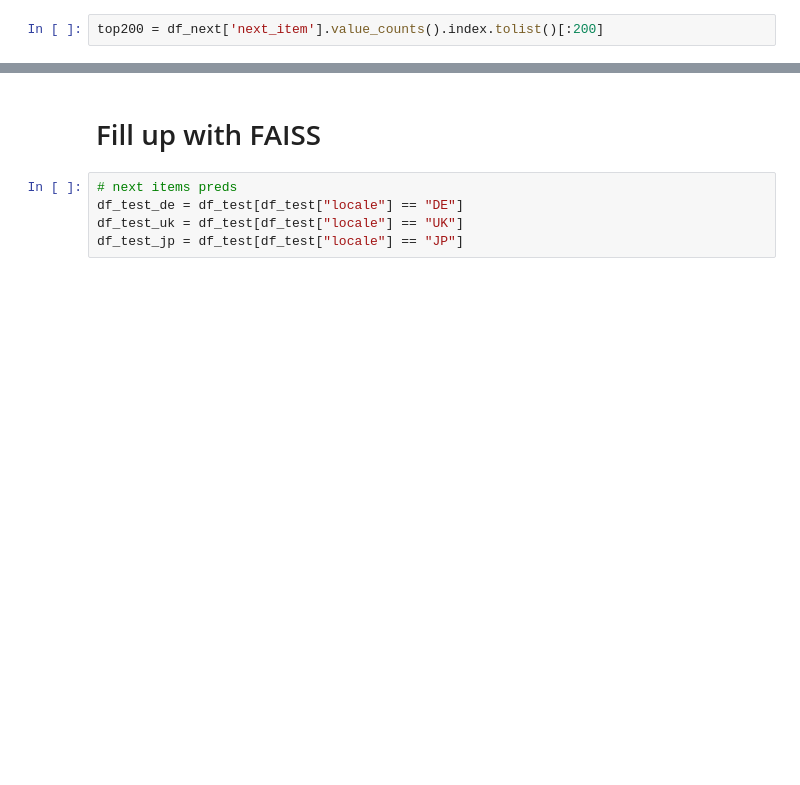
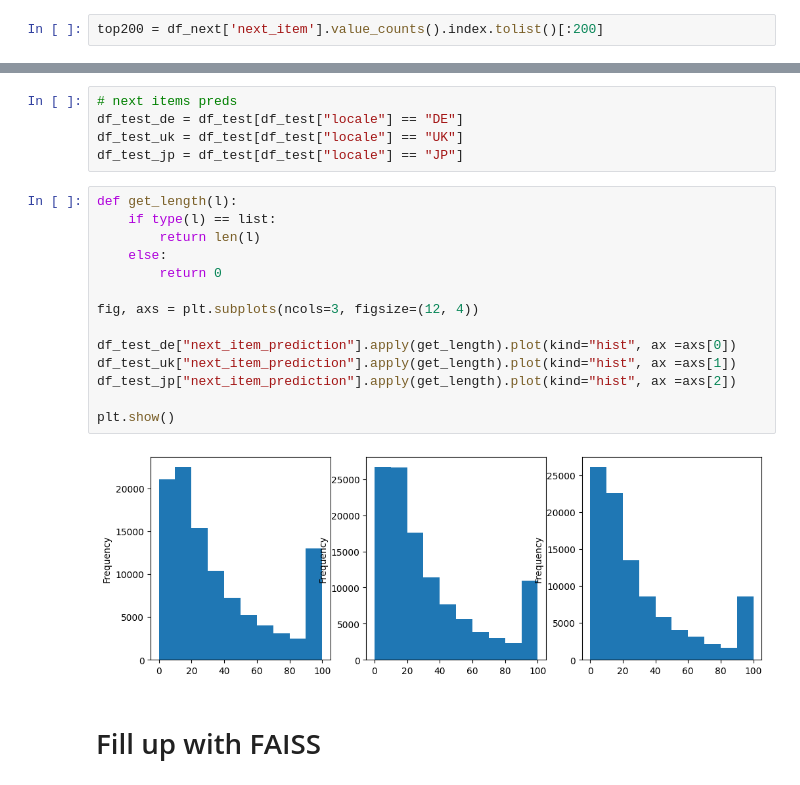
Before and after one commit to Mantoni9/data_mining_II_team_project, a Jupyter notebook: faiss_next_item_combined.ipynb, the cells around one changed output, grey strips where cells are left out. Cells and saved outputs as stored; diff of their text form; blank space fills up the shorter version.

Commit message:
Modify faiss_next_item_combined notebook

```diff
--- a/faiss_next_item_combined.ipynb
+++ b/faiss_next_item_combined.ipynb
@@ -125,11 +126,27 @@ df_test
 | 316970 | ['B0B8JX92YJ' 'B09TN4MP6V' 'B0BG2... | UK | B0BG2LZQSL | [B09XPX59JK, B09TN4MP6V, B08LGRK6MT] |
 316971 rows × 4 columns
-# %% [markdown]
-# Fill up with FAISS
 # %%
 # next items preds
 df_test_de = df_test[df_test["locale"] == "DE"]
 df_test_uk = df_test[df_test["locale"] == "UK"]
 df_test_jp = df_test[df_test["locale"] == "JP"]
+# %%
+def get_length(l):
+    if type(l) == list:
+        return len(l)
+    else:
+        return 0
+
+fig, axs = plt.subplots(ncols=3, figsize=(12, 4))
+
+df_test_de["next_item_prediction"].apply(get_length).plot(kind="hist", ax =axs[0])
+df_test_uk["next_item_prediction"].apply(get_length).plot(kind="hist", ax =axs[1])
+df_test_jp["next_item_prediction"].apply(get_length).plot(kind="hist", ax =axs[2])
+
+plt.show()
+# %% [output]
+[figure, added]
+# %% [markdown]
+# Fill up with FAISS
 # %%
 # faiss preds
```
Also changed, not shown: parts of 20 cells of this notebook.
